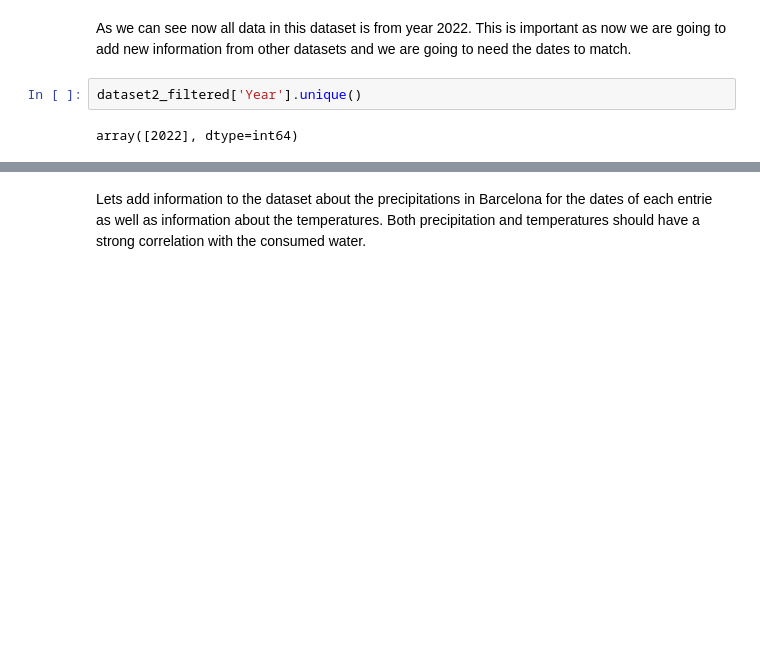
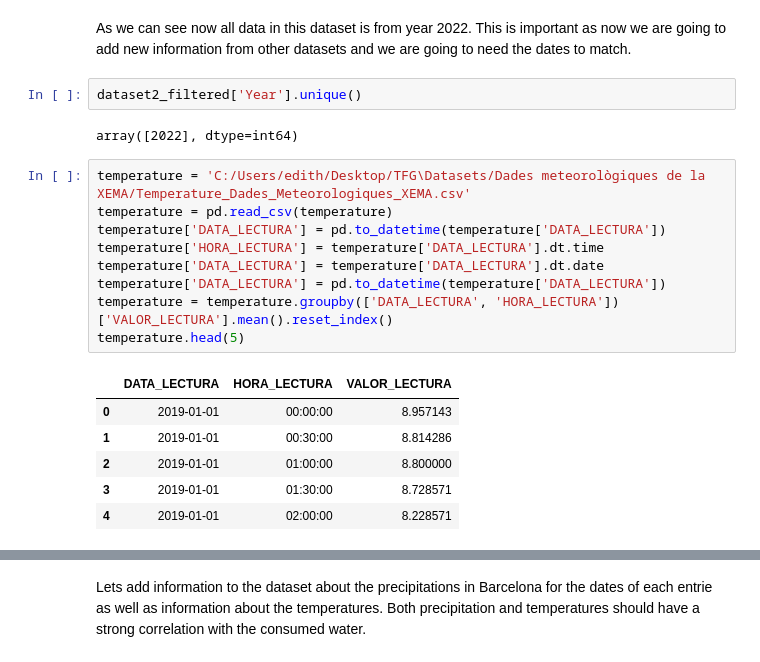
Before and after one commit to edithruizz/TFG, a Jupyter notebook: Python_Notebooks/dataset2_v2.ipynb, the cells around one changed output, grey strips where cells are left out. Drawn from its saved outputs; the diff is of its cells as text; blank space fills up the shorter version.

```diff
--- a/Python_Notebooks/dataset2_v2.ipynb
+++ b/Python_Notebooks/dataset2_v2.ipynb
@@ -363,3 +360,19 @@ As we can see now all data in this dataset is from year 2022. This is important
 dataset2_filtered['Year'].unique()
 # %% [output]
 array([2022], dtype=int64)
+# %%
+temperature = 'C:/Users/edith/Desktop/TFG\Datasets/Dades meteorològiques de la XEMA/Temperature_Dades_Meteorologiques_XEMA.csv'
+temperature = pd.read_csv(temperature)
+temperature['DATA_LECTURA'] = pd.to_datetime(temperature['DATA_LECTURA'])
+temperature['HORA_LECTURA'] = temperature['DATA_LECTURA'].dt.time
+temperature['DATA_LECTURA'] = temperature['DATA_LECTURA'].dt.date
+temperature['DATA_LECTURA'] = pd.to_datetime(temperature['DATA_LECTURA'])
+temperature = temperature.groupby(['DATA_LECTURA', 'HORA_LECTURA'])['VALOR_LECTURA'].mean().reset_index()
+temperature.head(5)
+# %% [output]
+|  | DATA_LECTURA | HORA_LECTURA | VALOR_LECTURA |
+| 0 | 2019-01-01 | 00:00:00 | 8.957143 |
+| 1 | 2019-01-01 | 00:30:00 | 8.814286 |
+| 2 | 2019-01-01 | 01:00:00 | 8.800000 |
+| 3 | 2019-01-01 | 01:30:00 | 8.728571 |
+| 4 | 2019-01-01 | 02:00:00 | 8.228571 |
```
Also changed, not shown: parts of 28 cells of this notebook, 2 other files.
